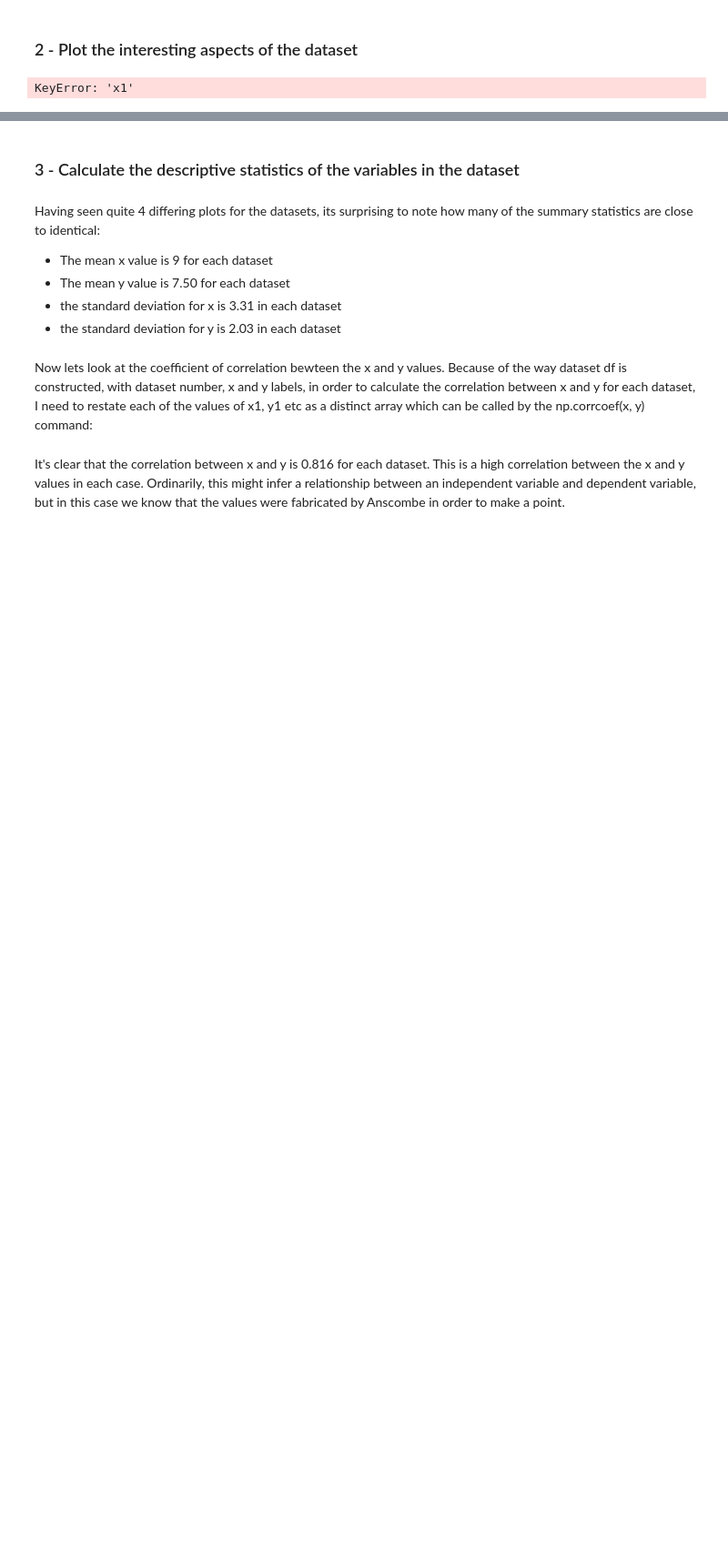
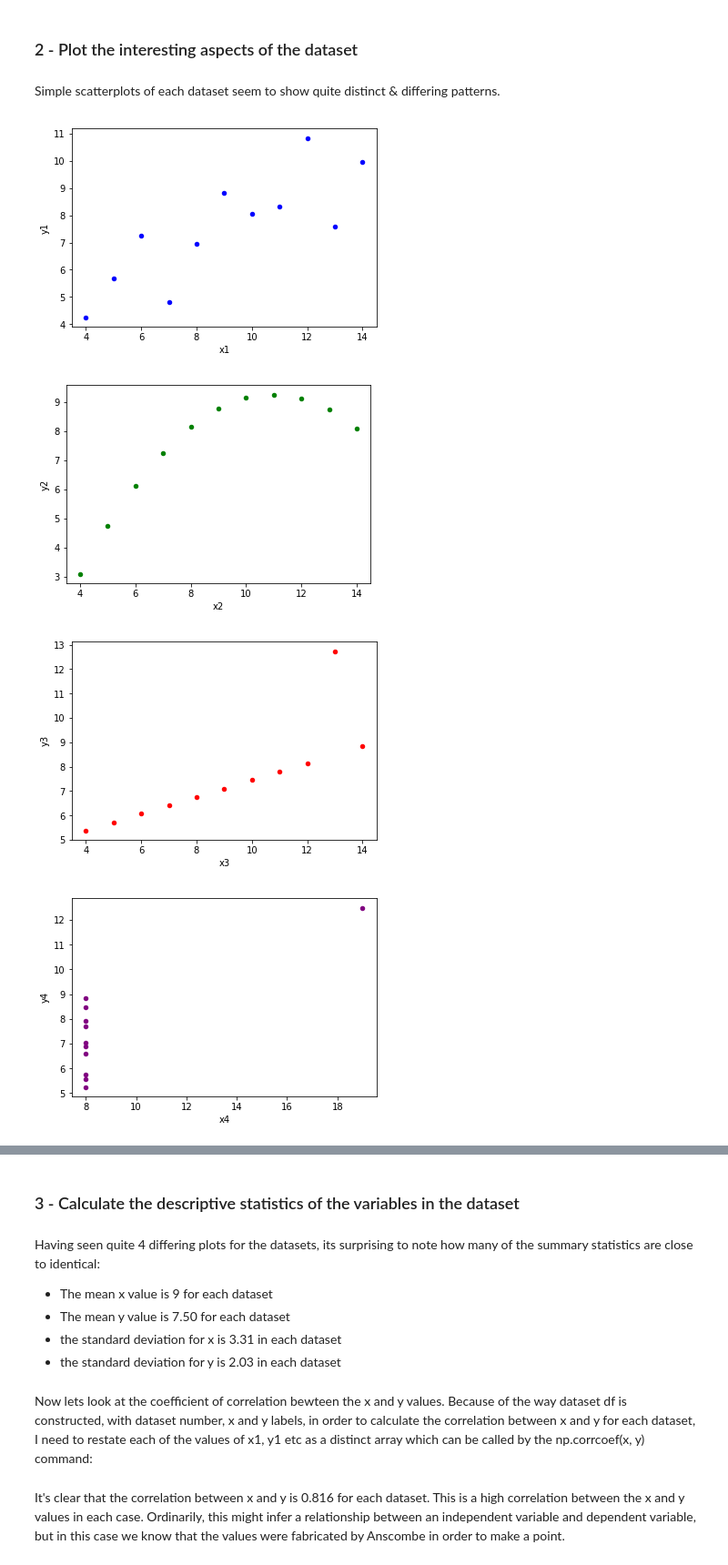
Before and after one commit to Aqua5lad/Anscombes-quartet-dataset, a Jupyter notebook: Anscombes Dataset Analysis.ipynb, the cells around one changed output, grey strips where cells are left out. Shown at 91% size. Drawn from its saved outputs; the diff is of its cells as text; code cells hidden in the pictures; blank space fills up the shorter version.

Commit message:
replot scattergraphs

```diff
--- a/Anscombes Dataset Analysis.ipynb
+++ b/Anscombes Dataset Analysis.ipynb
@@ -42,3 +42,7 @@ df
 | 41 | IV | 8.0 | 5.56 |
 | 42 | IV | 8.0 | 7.91 |
 | 43 | IV | 8.0 | 6.89 |
+# %%
+# Load Anscombes dataset in a format identifying x1,x2,etc values & plot a simple scattergraph
+df2 = pd.read_csv ("https://vincentarelbundock.github.io/Rdatasets/csv/datasets/anscombe.csv")
+df2
@@ -45,12 +62,15 @@ df
 # %% [markdown]
 ### 2 - Plot the interesting aspects of the dataset
+# %% [markdown]
+Simple scatterplots of each dataset seem to show quite distinct & differing patterns.
 # %%
-# lets start by plotting the data in simple scatterplots:
-
-df.plot(kind='scatter',x='x1',y='y1',color='blue')
-df.plot(kind='scatter',x='x2',y='y2',color='green')
-df.plot(kind='scatter',x='x3',y='y3',color='red')
-df.plot(kind='scatter',x='x4',y='y4',color='cyan')
+df2.plot(kind='scatter',x='x1',y='y1',color='blue')
+df2.plot(kind='scatter',x='x2',y='y2',color='green')
+df2.plot(kind='scatter',x='x3',y='y3',color='red')
+df2.plot(kind='scatter',x='x4',y='y4',color='purple')
 plt.show()
 # %% [output]
-KeyError: 'x1'
+[figure, added]
+[figure, added]
+[figure, added]
+[figure, added]
```
Also changed, not shown: parts of 6 cells of this notebook.
